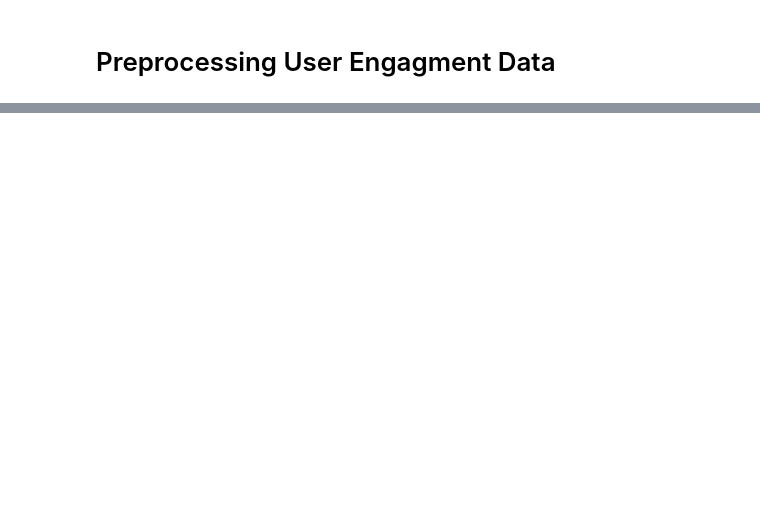
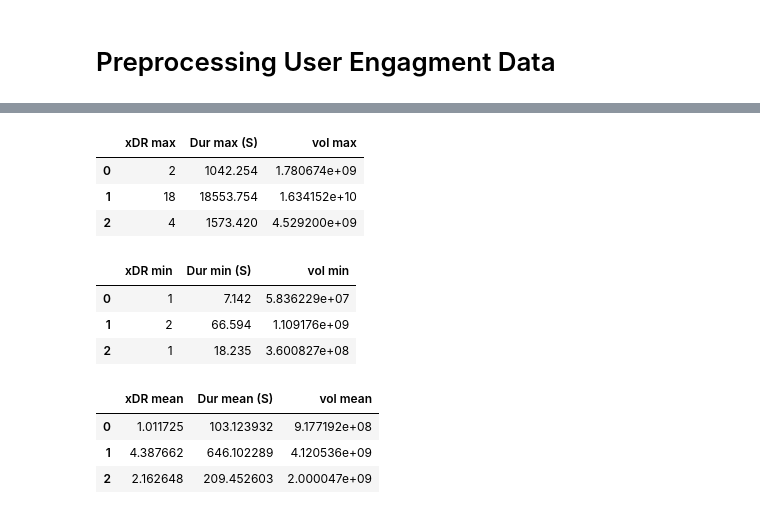
Before and after one commit to dawitasmeroatinafu/DA, a Jupyter notebook: notebooks/User_Engagement_analysis.ipynb, the cells around one changed output, grey strips where cells are left out. Cells and saved outputs as stored; diff of their text form; code cells hidden in the pictures; blank space fills up the shorter version.

```diff
--- a/notebooks/User_Engagement_analysis.ipynb
+++ b/notebooks/User_Engagement_analysis.ipynb
@@ -86,0 +157,37 @@ user_engegment_data=
+# %%
+# aggregate each non normilized engement matrices by clusters
+#cluster by max
+cluster_by_max = pd.DataFrame()
+cluster_by_max['xDR max']=user_engegment_data.groupby([clusters])['session frequency'].agg('max')
+cluster_by_max['Dur max (S)']=user_engegment_data.groupby([clusters])['session duration'].agg('max')
+cluster_by_max['vol max']=user_engegment_data.groupby([clusters])['total volume'].agg('max')
+cluster_by_max
+# %% [output]
+|  | xDR max | Dur max (S) | vol max |
+| 0 | 2 | 1042.254 | 1.780674e+09 |
+| 1 | 18 | 18553.754 | 1.634152e+10 |
+| 2 | 4 | 1573.420 | 4.529200e+09 |
+# %%
+#cluster by min
+cluster_by_min = pd.DataFrame()
+cluster_by_min['xDR min']=user_engegment_data.groupby([clusters])['session frequency'].agg('min')
+cluster_by_min['Dur min (S)']=user_engegment_data.groupby([clusters])['session duration'].agg('min')
+cluster_by_min['vol min']=user_engegment_data.groupby([clusters])['total volume'].agg('min')
+cluster_by_min
+# %% [output]
+|  | xDR min | Dur min (S) | vol min |
+| 0 | 1 | 7.142 | 5.836229e+07 |
+| 1 | 2 | 66.594 | 1.109176e+09 |
+| 2 | 1 | 18.235 | 3.600827e+08 |
+# %%
+#cluster by mean
+cluster_by_mean = pd.DataFrame()
+cluster_by_mean['xDR mean']=user_engegment_data.groupby([clusters])['session frequency'].agg('mean')
+cluster_by_mean['Dur mean (S)']=user_engegment_data.groupby([clusters])['session duration'].agg('mean')
+cluster_by_mean['vol mean']=user_engegment_data.groupby([clusters])['total volume'].agg('mean')
+cluster_by_mean
+# %% [output]
+|  | xDR mean | Dur mean (S) | vol mean |
+| 0 | 1.011725 | 103.123932 | 9.177192e+08 |
+| 1 | 4.387662 | 646.102289 | 4.120536e+09 |
+| 2 | 2.162648 | 209.452603 | 2.000047e+09 |
```
Also changed, not shown: parts of 16 cells of this notebook.
